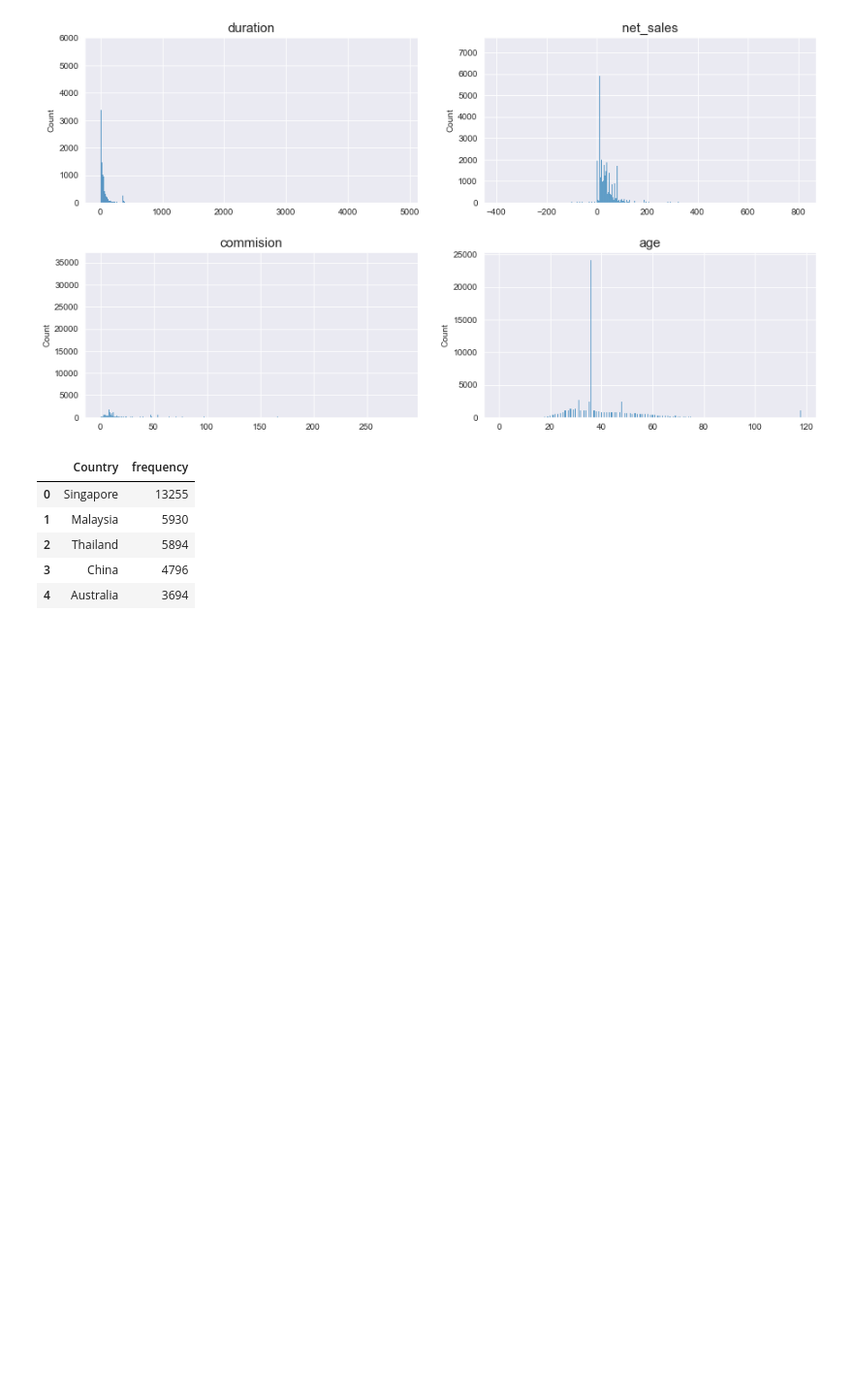
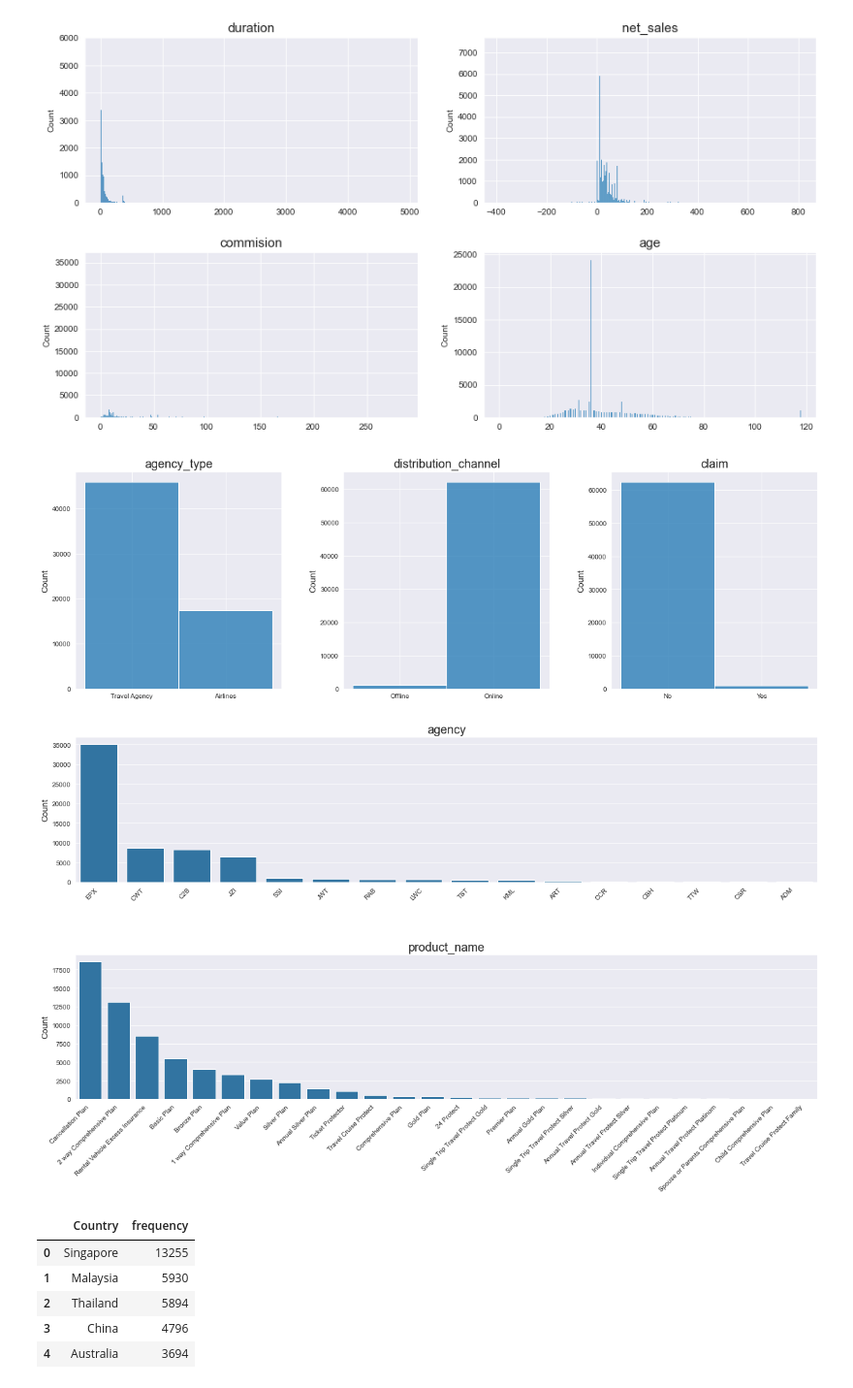
Before and after one commit to afanta-fi/travel_insurance_servicing, a Jupyter notebook: index.ipynb, the cells around one changed output. Shown at 97% size. Saved outputs shown, nothing was run; the diff lists cells and outputs as text; code cells hidden in the pictures; blank space fills up the shorter version.

Commit message:
Data visualization

```diff
--- a/index.ipynb
+++ b/index.ipynb
@@ -121,6 +121,49 @@ plt.subplots_adjust(hspace = 0.3);
 #plt.savefig('images/features_hist.png')
 # %% [output]
 [figure]
+# %%
+# Select catagorical columns from the dataframe
+binary_cat_cols = ['agency_type', 'distribution_channel', 'claim']
+cat_cols = [col for col in df_mod.columns if col not in num_cols]
+
+# Plot the distribution of numeric columns
+fig, axes = plt.subplots(1, 3, figsize=(20, 6))
+for ax, col in zip(axes.flatten(), binary_cat_cols):
+    g = sns.histplot(df_mod[col], ax=ax, color='tab:blue')
+
+    # Set title and font size
+    g.set_title(col, fontsize=18)
+    g.set_xlabel('')
+    g.set_ylabel('Count',fontsize=13)
+    #print(g.get_xticks())
+    # Rotate xtick labels for readability
+    #print(s_plt.get_xmajorticklabels())
+    #s_plt.set_xticklabels(s_plt.get_xticklabels(), rotation=30)
+    #g.set_xticklabels(g.get_xticklabels(), rotation=90,
+    #                     horizontalalignment='right')
+plt.subplots_adjust(wspace = 0.3);
+non_bin_cat_cols = [col for col in cat_cols if col not in binary_cat_cols]
+fig, axes = plt.subplots(2, 1, figsize=(20, 10))
+for ax, col in zip(axes.flatten(), non_bin_cat_cols):
+    tmp_df = df_mod[col].value_counts()
+    tmp_df = pd.DataFrame(tmp_df).reset_index()
+    tmp_df.columns = [col, 'Count']
+    g = sns.barplot(x=col, y='Count',data=tmp_df, ax=ax, color='tab:blue')
+
+    # Set title and font size
+    g.set_title(col, fontsize=18)
+    g.set_xlabel('')
+    g.set_ylabel('Count',fontsize=13)
+    g.set_xticklabels(g.get_xticklabels(), rotation=45, horizontalalignment='right')
+# Adjust vertical spacing between subplots
+#plt.hist()
+#
+plt.subplots_adjust(hspace = 0.5);
+# Save plot
+#plt.savefig('images/features_hist.png')
+# %% [output]
+[figure, added]
+[figure, added]
 # %%
 destin = df_mod.destination.value_counts()
 destin = pd.DataFrame(destin).reset_index()
```
Also changed, not shown: parts of 6 cells of this notebook.
